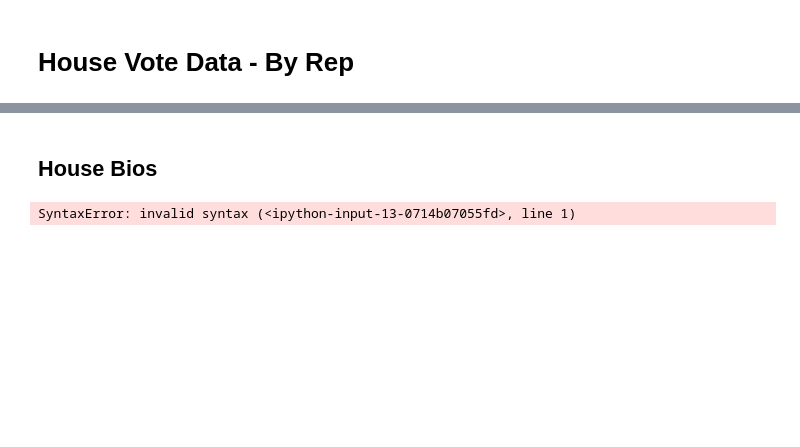
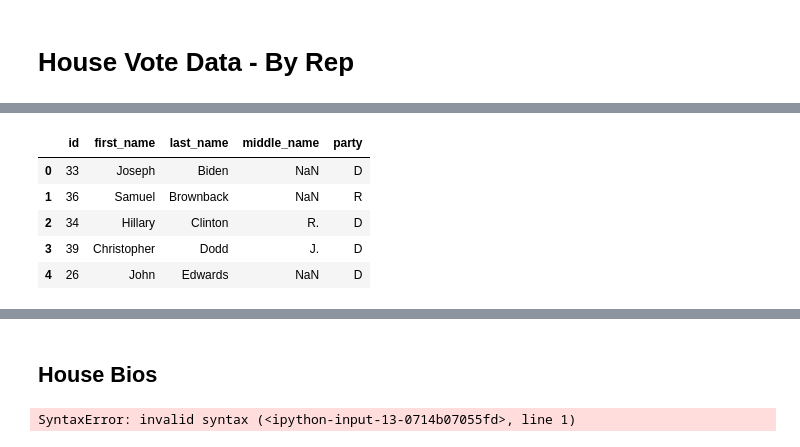
Before and after one commit to stangurrr/congress_whowhat, a Jupyter notebook: Congress Page Rank.ipynb, the cells around one changed output, grey strips where cells are left out. Drawn from its saved outputs; the diff is of its cells as text; code cells hidden in the pictures; blank space fills up the shorter version.

```diff
--- a/Congress Page Rank.ipynb
+++ b/Congress Page Rank.ipynb
@@ -233,0 +249,10 @@ ntree.xpath('//recorded-vote/vote/text()')
+# %%
+dfcand=pd.read_csv("./candidates.txt", sep='|')
+dfcand.head()
+# %% [output]
+|  | id | first_name | last_name | middle_name | party |
+| 0 | 33 | Joseph | Biden | NaN | D |
+| 1 | 36 | Samuel | Brownback | NaN | R |
+| 2 | 34 | Hillary | Clinton | R. | D |
+| 3 | 39 | Christopher | Dodd | J. | D |
+| 4 | 26 | John | Edwards | NaN | D |
```
Also changed, not shown: parts of 34 cells of this notebook, 3 other files.
